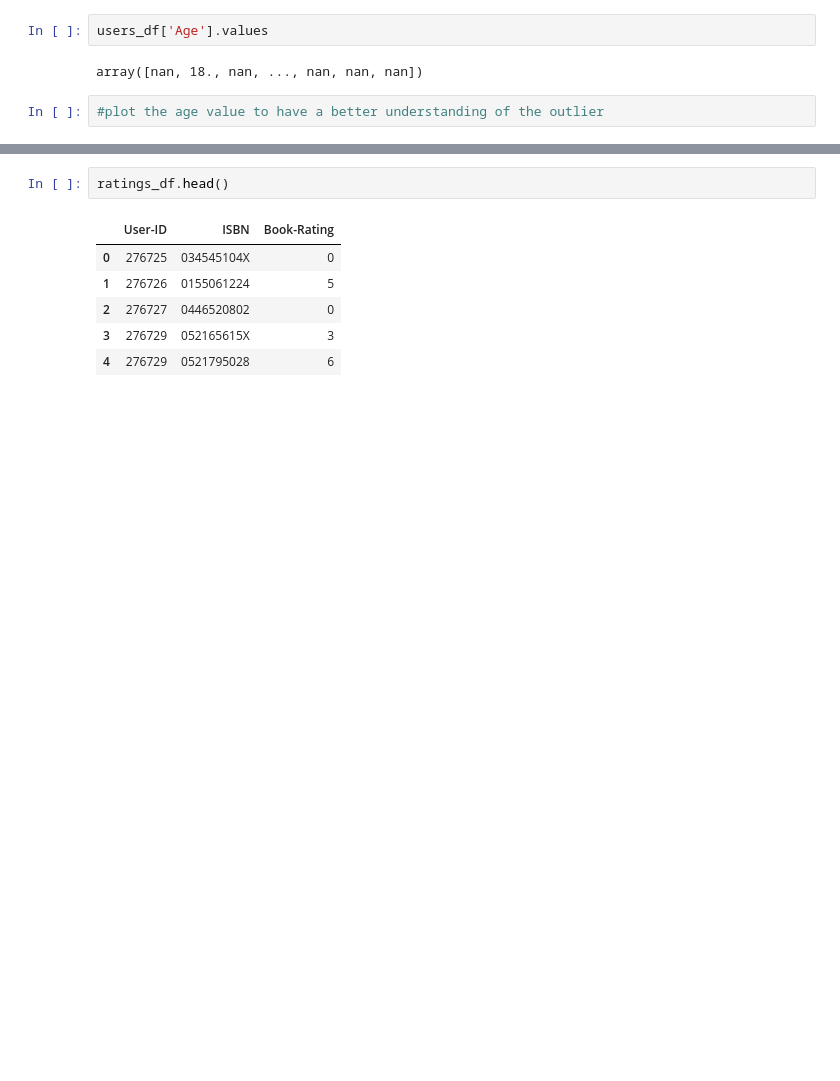
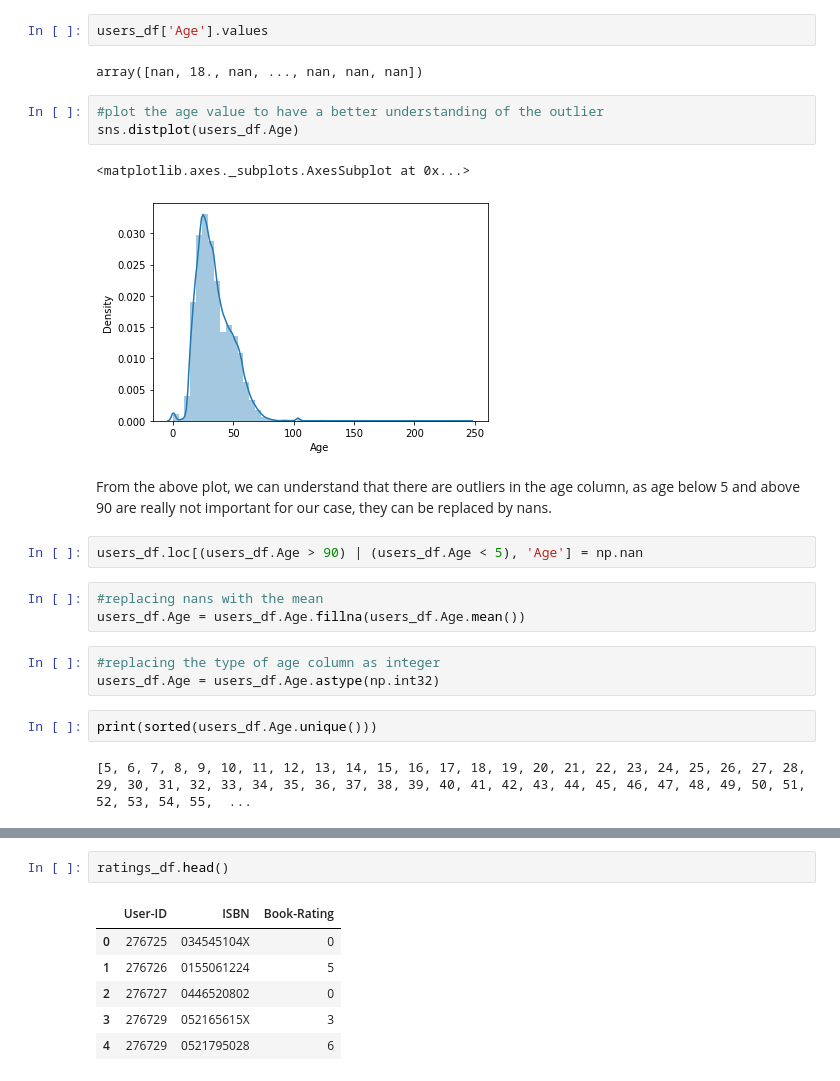
Before and after one commit to sumayabai/Book-Recommendation-System, a Jupyter notebook: Book_Recommendation_system.ipynb, the cells around one changed output, grey strips where cells are left out. Drawn from its saved outputs; the diff is of its cells as text; blank space fills up the shorter version.

```diff
--- a/Book_Recommendation_system.ipynb
+++ b/Book_Recommendation_system.ipynb
@@ -52,3 +52,21 @@ users_df['Age'].values
 array([nan, 18., nan, ..., nan, nan, nan])
 # %%
 #plot the age value to have a better understanding of the outlier
+sns.distplot(users_df.Age)
+# %% [output]
+<matplotlib.axes._subplots.AxesSubplot at 0x...>
+[figure, added]
+# %% [markdown]
+From the above plot, we can understand that there are outliers in the age column, as age below 5 and above 90 are really not important for our case, they can be replaced by nans.
+# %%
+users_df.loc[(users_df.Age > 90) | (users_df.Age < 5), 'Age'] = np.nan
+# %%
+#replacing nans with the mean
+users_df.Age = users_df.Age.fillna(users_df.Age.mean())
+# %%
+#replacing the type of age column as integer
+users_df.Age = users_df.Age.astype(np.int32)
+# %%
+print(sorted(users_df.Age.unique()))
+# %% [output]
+[5, 6, 7, 8, 9, 10, 11, 12, 13, 14, 15, 16, 17, 18, 19, 20, 21, 22, 23, 24, 25, 26, 27, 28, 29, 30, 31, 32, 33, 34, 35, 36, 37, 38, 39, 40, 41, 42, 43, 44, 45, 46, 47, 48, 49, 50, 51, 52, 53, 54, 55,  ...
```
Also changed, not shown: parts of 60 cells of this notebook.
